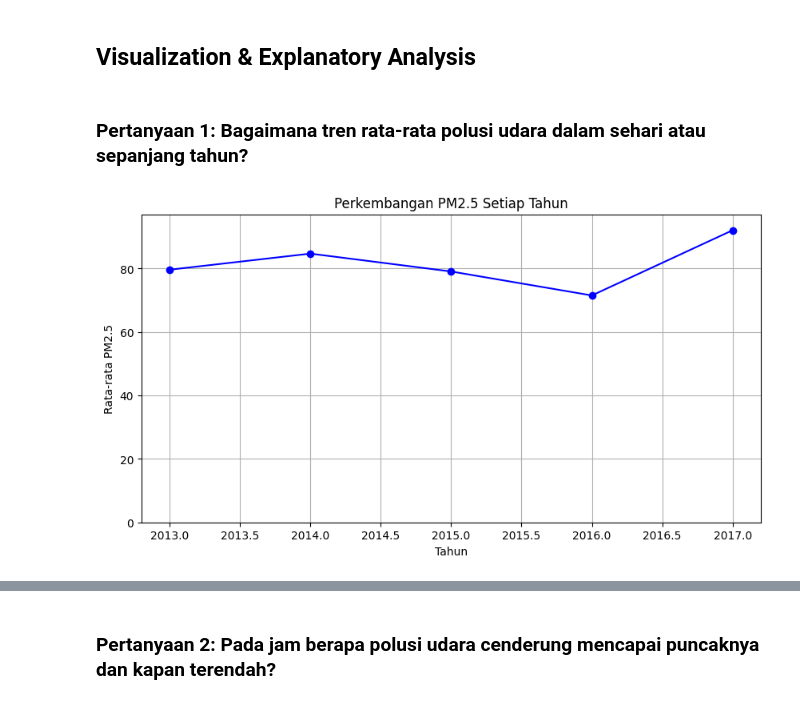
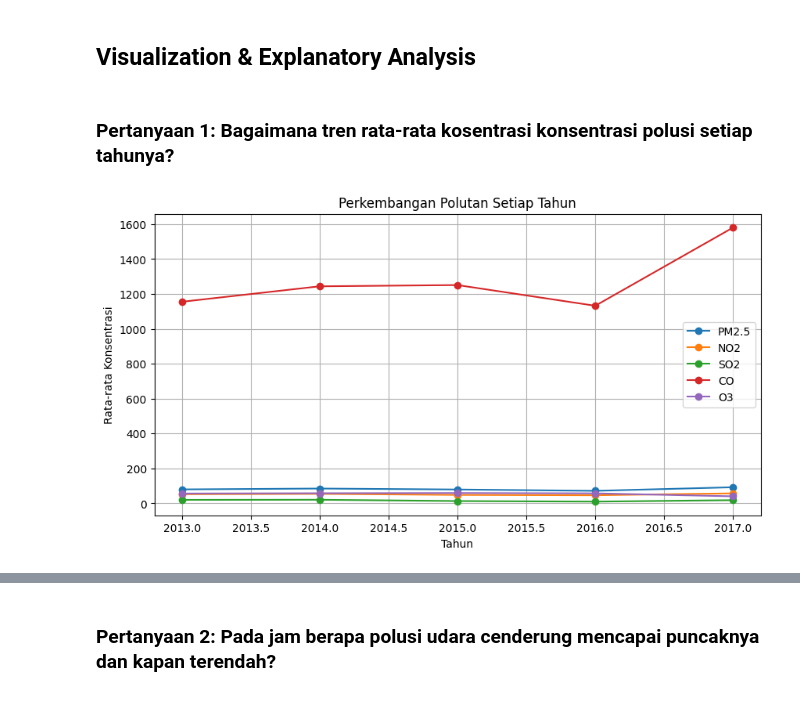
Before and after one commit to Xinqi04/Analisis_Kualitas_Udara, a Jupyter notebook: Proyek_Analisis_Data.ipynb, the cells around one changed output, grey strips where cells are left out. Saved outputs shown, nothing was run; the diff lists cells and outputs as text; code cells hidden in the pictures.

```diff
--- a/Proyek_Analisis_Data.ipynb
+++ b/Proyek_Analisis_Data.ipynb
@@ -371,20 +423,26 @@ Scatter Plot PM2.5 vs. Curah Hujan:
 # %% [markdown]
 ## Visualization & Explanatory Analysis
 # %% [markdown]
-### Pertanyaan 1: Bagaimana tren rata-rata polusi udara dalam sehari atau sepanjang tahun?
+### Pertanyaan 1: Bagaimana tren rata-rata kosentrasi konsentrasi polusi setiap tahunya?
 # %%
 df['date'] = pd.to_datetime(df[['year', 'month', 'day']])
 
-pm25_yearly = df.groupby('year')['PM2.5'].mean()
+pollutants = ['PM2.5', 'NO2', 'SO2', 'CO', 'O3']
+
+pollutants_yearly = df.groupby('year')[pollutants].mean()
+
 
 plt.figure(figsize=(10, 5))
-plt.plot(pm25_yearly.index, pm25_yearly.values, marker='o', linestyle='-', color='b')
+
+for pollutant in pollutants:
+    plt.plot(pollutants_yearly.index, pollutants_yearly[pollutant], marker='o', linestyle='-', label=pollutant)
+
 plt.xlabel('Tahun')
-plt.ylabel('Rata-rata PM2.5')
-plt.title('Perkembangan PM2.5 Setiap Tahun')
+plt.ylabel('Rata-rata Konsentrasi')
+plt.title('Perkembangan Polutan Setiap Tahun')
 
-plt.ylim(0, pm25_yearly.max() + 5)
+plt.legend()
 plt.grid(True)
 plt.show()
 # %% [output]
-[figure, old version]
+[figure, new version]
```
Also changed, not shown: parts of 27 cells of this notebook, 2 other files.
